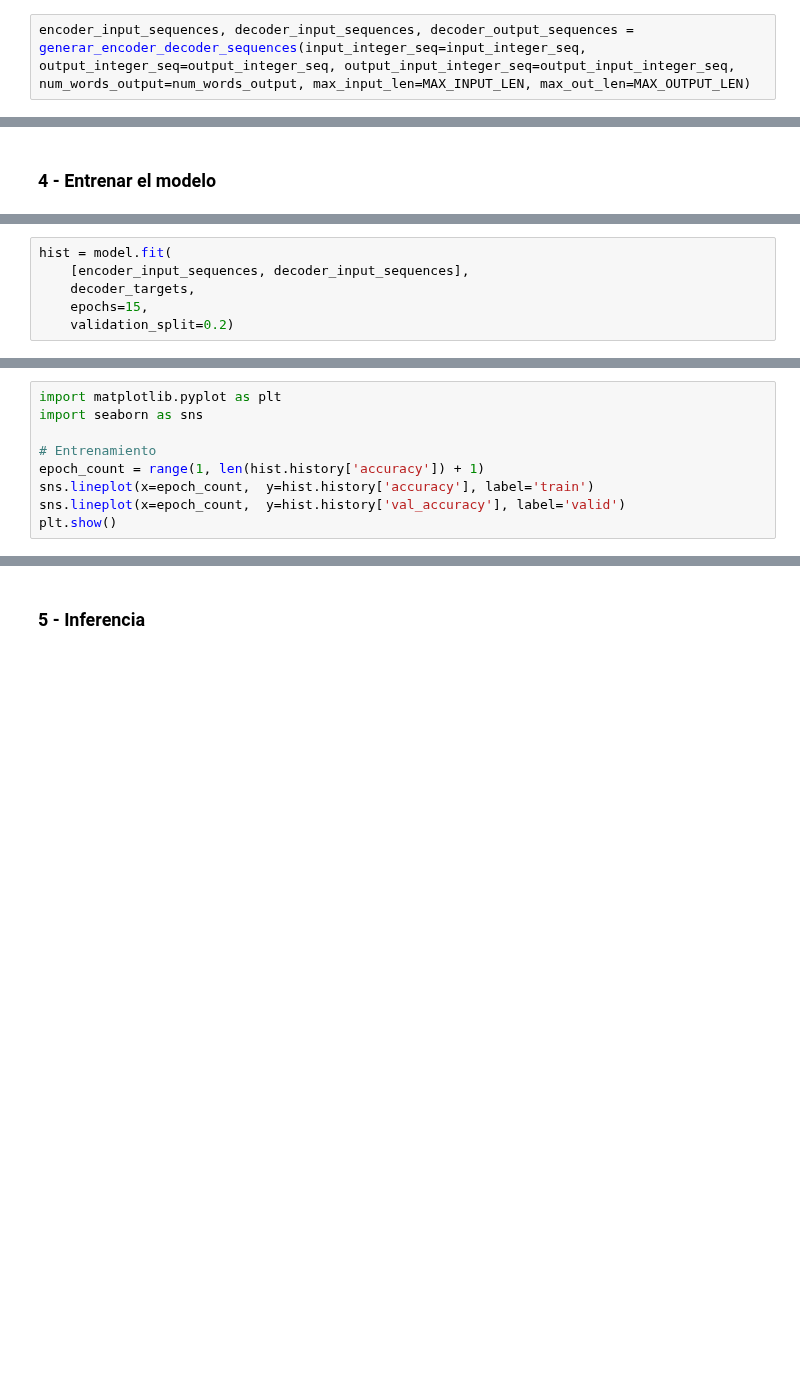
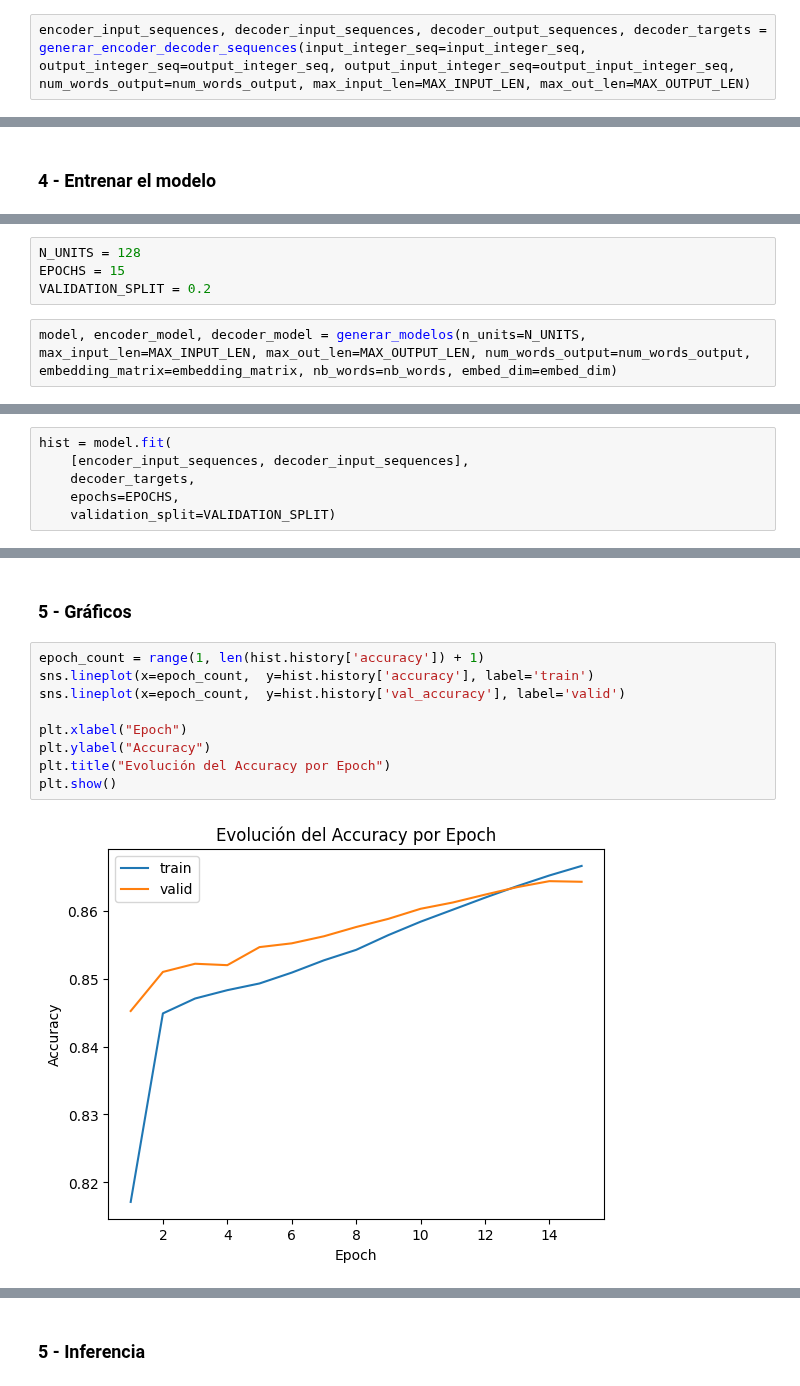
Before and after one commit to gasper-az/procesamiento-lenguaje-natural-desafios, a Jupyter notebook: desafios/desafio_04/desafio_04.ipynb, the cells around one changed output, grey strips where cells are left out. Cells and saved outputs as stored; diff of their text form; blank space fills up the shorter version.

Commit message:
[Desafio 4] Completo hasta sección 5 - Gráficos

```diff
--- a/desafios/desafio_04/desafio_04.ipynb
+++ b/desafios/desafio_04/desafio_04.ipynb
@@ -332,7 +398,7 @@ Cantidad de palabras de salida: 8000
 MAX_INPUT_LEN = max_input_len
 MAX_OUTPUT_LEN = max_out_len
 # %%
-encoder_input_sequences, decoder_input_sequences, decoder_output_sequences = generar_encoder_decoder_sequences(input_integer_seq=input_integer_seq, output_integer_seq=output_integer_seq, output_input_integer_seq=output_input_integer_seq, num_words_output=num_words_output, max_input_len=MAX_INPUT_LEN, max_out_len=MAX_OUTPUT_LEN)
+encoder_input_sequences, decoder_input_sequences, decoder_output_sequences, decoder_targets = generar_encoder_decoder_sequences(input_integer_seq=input_integer_seq, output_integer_seq=output_integer_seq, output_input_integer_seq=output_input_integer_seq, num_words_output=num_words_output, max_input_len=MAX_INPUT_LEN, max_out_len=MAX_OUTPUT_LEN)
 # %%
 print("encoder_input_sequences shape:", encoder_input_sequences.shape)
 print("decoder_input_sequences shape:", decoder_input_sequences.shape)
@@ -398 +423,7 @@ model.summary()
+# %%
+N_UNITS = 128
+EPOCHS = 15
+VALIDATION_SPLIT = 0.2
+# %%
+model, encoder_model, decoder_model = generar_modelos(n_units=N_UNITS, max_input_len=MAX_INPUT_LEN, max_out_len=MAX_OUTPUT_LEN, num_words_output=num_words_output, embedding_matrix=embedding_matrix, nb_words=nb_words, embed_dim=embed_dim)
 # %%
@@ -429,5 +436,5 @@ plot_model(decoder_model, to_file='decoder_plot.png', show_shapes=True, show_lay
 hist = model.fit(
     [encoder_input_sequences, decoder_input_sequences],
     decoder_targets,
-    epochs=15,
-    validation_split=0.2)
+    epochs=EPOCHS,
+    validation_split=VALIDATION_SPLIT)
@@ -434,9 +459,13 @@ hist = model.fit(
+# %% [markdown]
+### 5 - Gráficos
 # %%
-import matplotlib.pyplot as plt
-import seaborn as sns
-
-# Entrenamiento
 epoch_count = range(1, len(hist.history['accuracy']) + 1)
 sns.lineplot(x=epoch_count,  y=hist.history['accuracy'], label='train')
 sns.lineplot(x=epoch_count,  y=hist.history['val_accuracy'], label='valid')
+
+plt.xlabel("Epoch")
+plt.ylabel("Accuracy")
+plt.title("Evolución del Accuracy por Epoch")
 plt.show()
+# %% [output]
+[figure, added]
```
Also changed, not shown: parts of 19 cells of this notebook.
